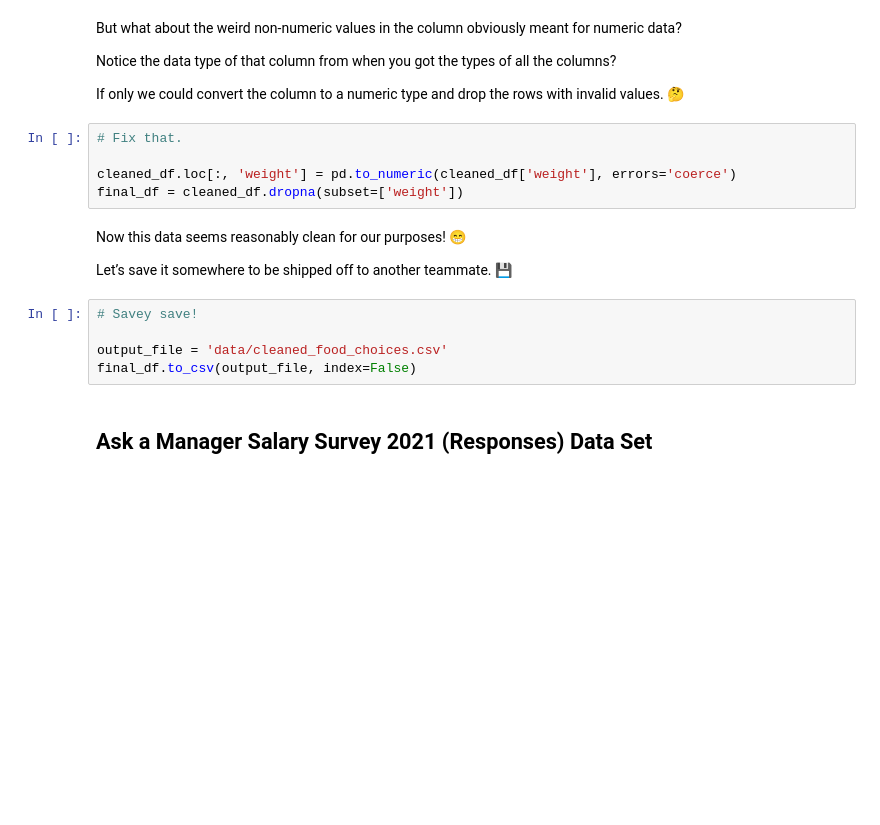
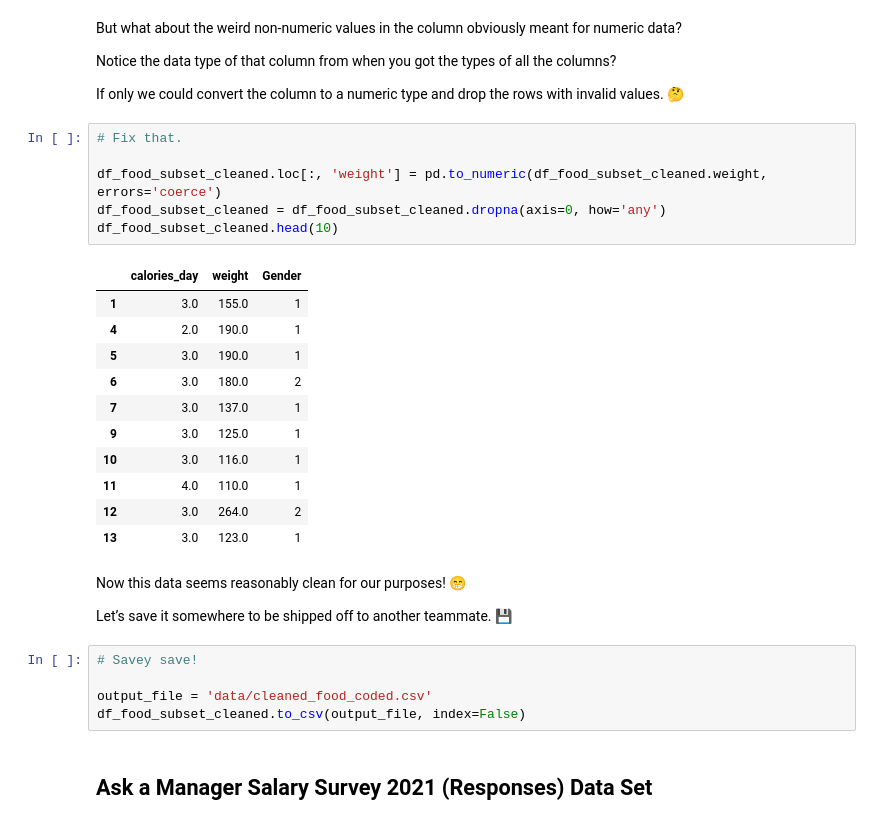
Before and after one commit to kyleryxn/2024-DS-Wed, a Jupyter notebook: Week-02-DS-Overview-and-Data/Exercise-KS.ipynb, the cells around one changed output. Saved outputs shown, nothing was run; the diff lists cells and outputs as text; blank space fills up the shorter version.

```diff
--- a/Week-02-DS-Overview-and-Data/Exercise-KS.ipynb
+++ b/Week-02-DS-Overview-and-Data/Exercise-KS.ipynb
@@ -123,8 +118,21 @@ If only we could convert the column to a numeric type and drop the rows with inv
 # %%
 # Fix that.
 
-cleaned_df.loc[:, 'weight'] = pd.to_numeric(cleaned_df['weight'], errors='coerce')
-final_df = cleaned_df.dropna(subset=['weight'])
+df_food_subset_cleaned.loc[:, 'weight'] = pd.to_numeric(df_food_subset_cleaned.weight, errors='coerce')
+df_food_subset_cleaned = df_food_subset_cleaned.dropna(axis=0, how='any')
+df_food_subset_cleaned.head(10)
+# %% [output]
+|  | calories_day | weight | Gender |
+| 1 | 3.0 | 155.0 | 1 |
+| 4 | 2.0 | 190.0 | 1 |
+| 5 | 3.0 | 190.0 | 1 |
+| 6 | 3.0 | 180.0 | 2 |
+| 7 | 3.0 | 137.0 | 1 |
+| 9 | 3.0 | 125.0 | 1 |
+| 10 | 3.0 | 116.0 | 1 |
+| 11 | 4.0 | 110.0 | 1 |
+| 12 | 3.0 | 264.0 | 2 |
+| 13 | 3.0 | 123.0 | 1 |
 # %% [markdown]
 Now this data seems reasonably clean for our purposes! 😁
 
@@ -132,8 +140,8 @@ Let’s save it somewhere to be shipped off to another teammate. 💾
 # %%
 # Savey save!
 
-output_file = 'data/cleaned_food_choices.csv'
-final_df.to_csv(output_file, index=False)
+output_file = 'data/cleaned_food_coded.csv'
+df_food_subset_cleaned.to_csv(output_file, index=False)
 # %% [markdown]
 ## Ask a Manager Salary Survey 2021 (Responses) Data Set
 # %% [markdown]
```
Also changed, not shown: parts of 29 cells of this notebook, 2 other files.
